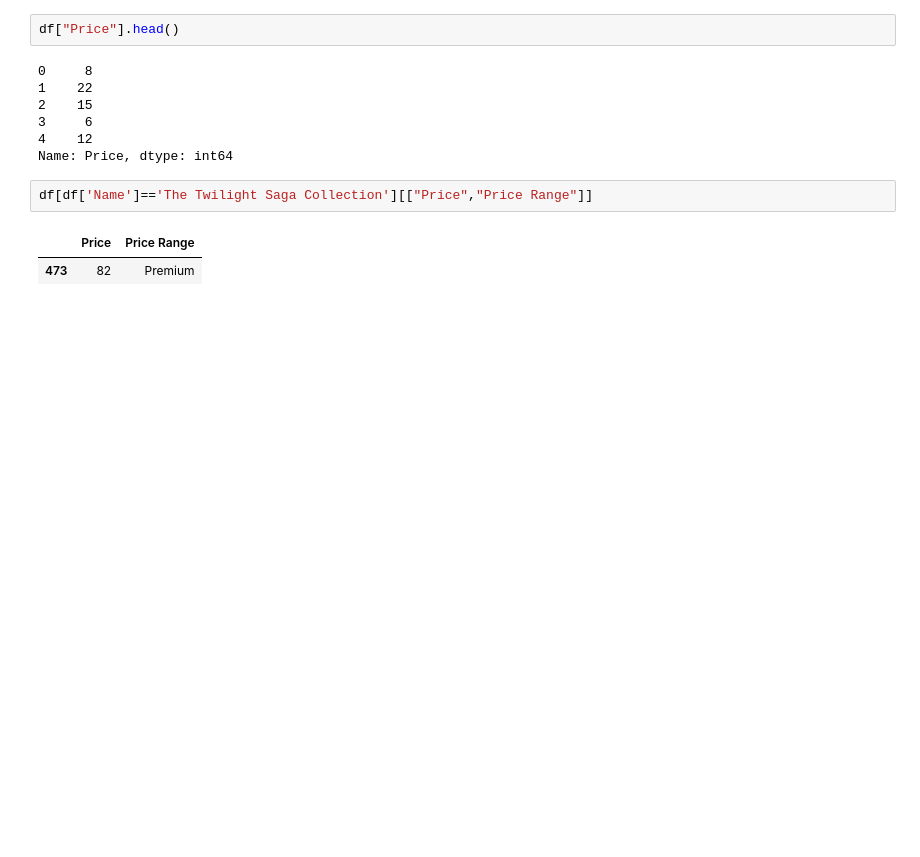
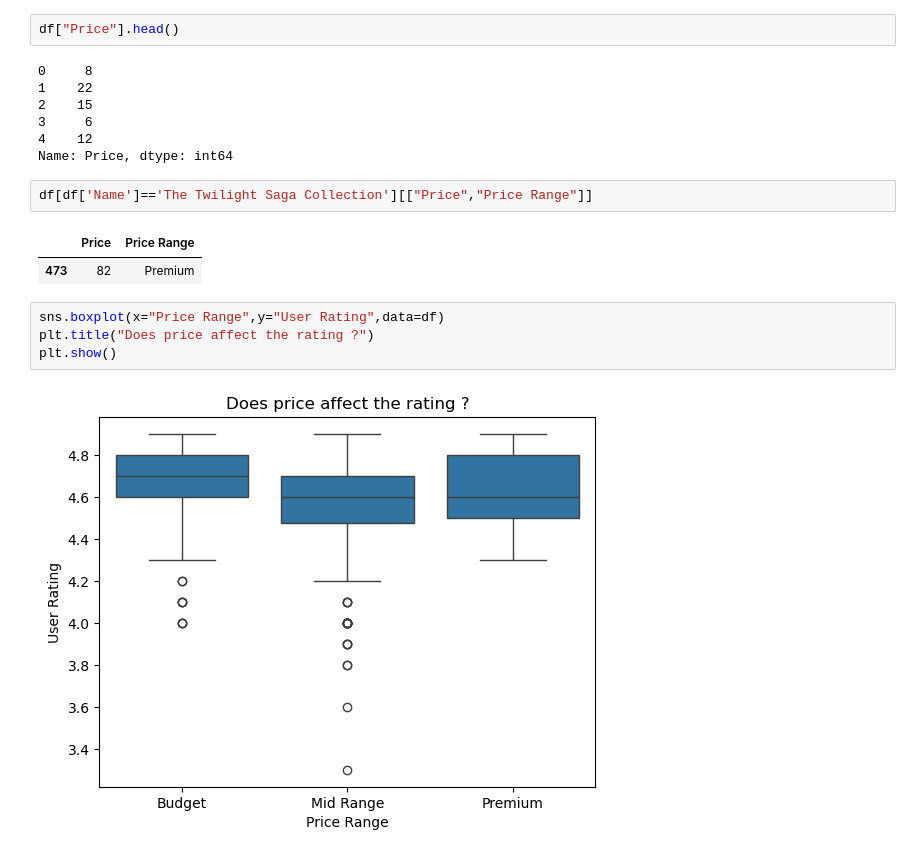
Before and after one commit to Prayush77/Amazon_bestselers_analysis, a Jupyter notebook: src/main.ipynb, the cells around one changed output. Drawn from its saved outputs; the diff is of its cells as text; blank space fills up the shorter version.

Commit message:
BOx plot

```diff
--- a/src/main.ipynb
+++ b/src/main.ipynb
@@ -355,3 +355,9 @@ df[df['Name']=='The Twilight Saga Collection'][["Price","Price Range"]]
 # %% [output]
 |  | Price | Price Range |
 | 473 | 82 | Premium |
+# %%
+sns.boxplot(x="Price Range",y="User Rating",data=df)
+plt.title("Does price affect the rating ?")
+plt.show()
+# %% [output]
+[figure, added]
```
Also changed, not shown: parts of 3 cells of this notebook.
